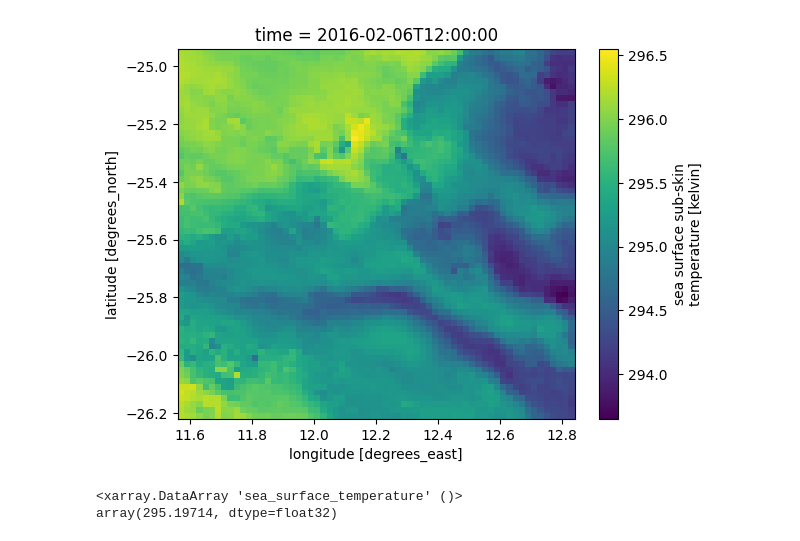
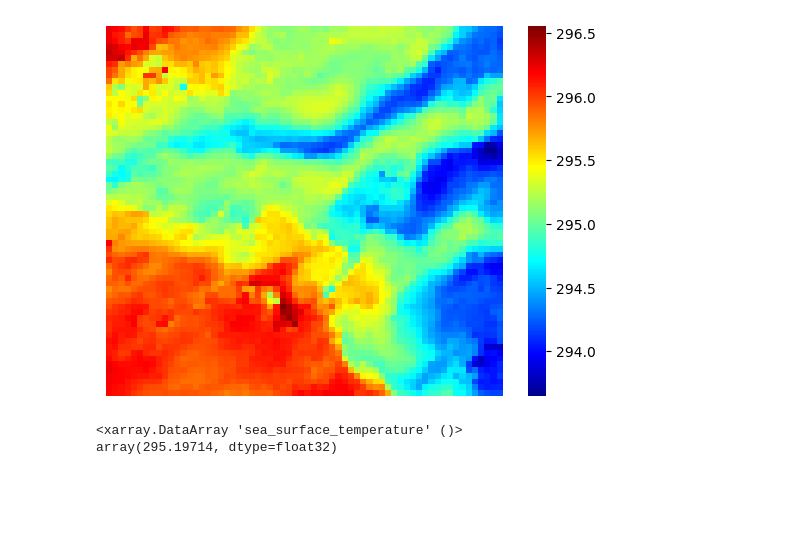
Before and after one commit to AI-for-Ocean-Science/ulmo, a Jupyter notebook: ulmo/sst_l3s/extraction_week3.ipynb, the cells around one changed output. Cells and saved outputs as stored; diff of their text form; code cells hidden in the pictures; blank space fills up the shorter version.

```diff
--- a/ulmo/sst_l3s/extraction_week3.ipynb
+++ b/ulmo/sst_l3s/extraction_week3.ipynb
@@ -68,9 +62,12 @@ nan_mask = np.isnan(data_xr['sea_surface_temperature'])
 # %%
+# find region of interest in the super-collated data set
 # extract region surrounding target area (since we know it should have less than 2% masked)
 
 centered_lat = -25.6
 centered_lon = 12.21
 pixel_num = 64
+
+variable = data_xr['sea_surface_temperature']
 
 lats = variable['lat'].values
 lons = variable['lon'].values
@@ -84,3 +81,12 @@ start_lon = center_lon - (pixel_num // 2)
 end_lon = start_lon + pixel_num
 
 subarray = variable.isel(lat = slice(start_lat,end_lat), lon = slice(start_lon,end_lon))
+
+# now check the masking percentage in this subarray
+
+# np.isnan(subarray).mean() # perfect, only 0.00121438!
+
+# np.isnan(subarray).sum()
+
+#subarray.plot()
+#plt.show()
@@ -93,10 +93,9 @@ subarray = variable.isel(lat = slice(start_lat,end_lat), lon = slice(start_lon,e
-# %%
-# plot this region
-
-subarray.plot()
-plt.show()
-# %% [output]
-[figure, removed]
+# %%
+# plot using ulmo function
+
+plot2 = plotting.show_image(subarray.data[0,...])
+# %% [output]
+[figure, added]
 # %%
 # across this grid, what is the average sea surface temperature?
 
```
Also changed, not shown: parts of 12 cells of this notebook.
